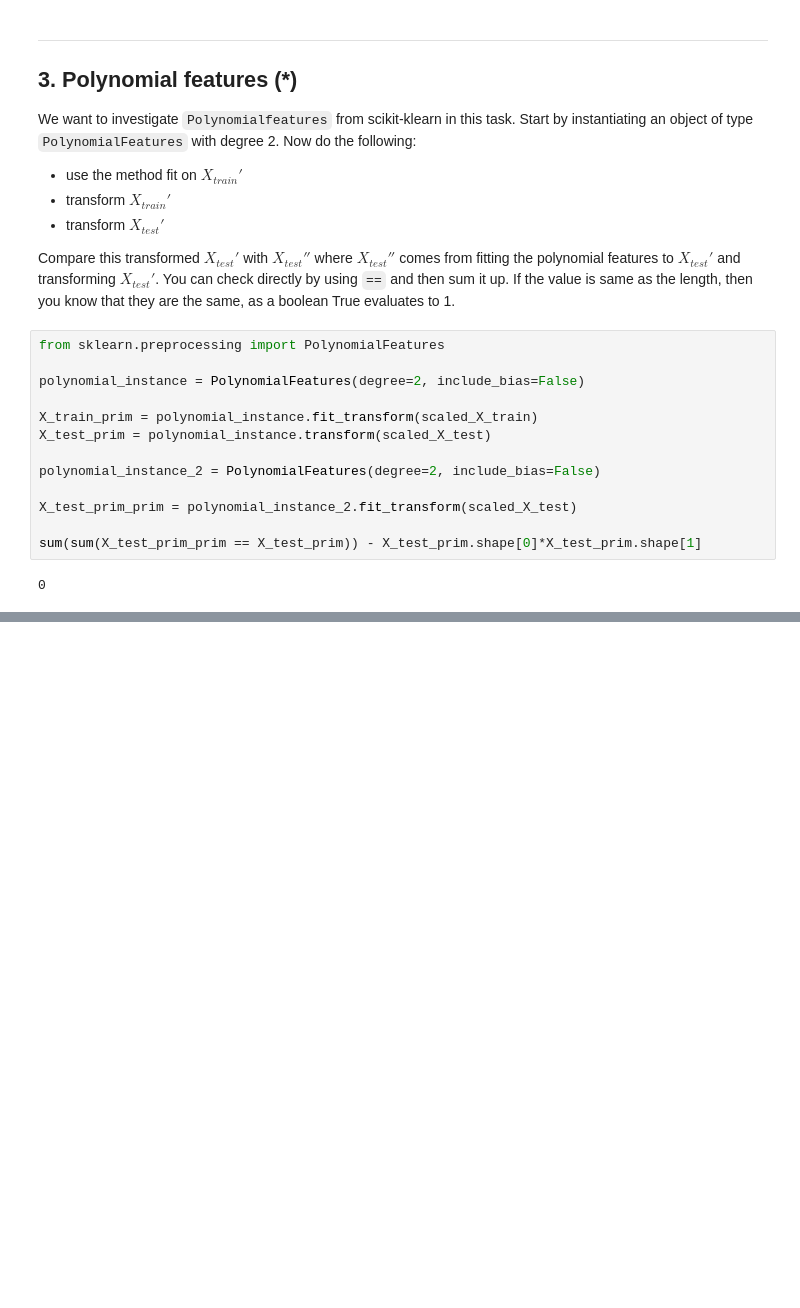
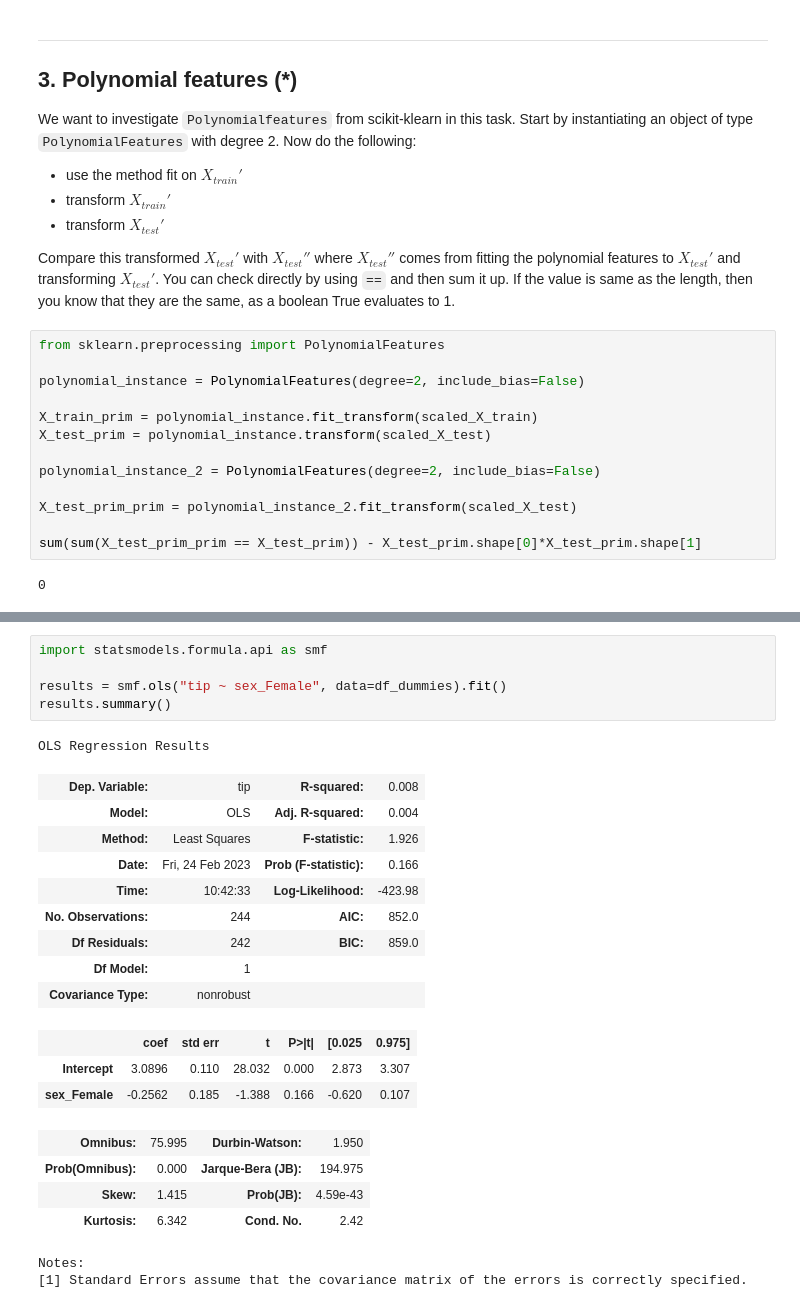
Before and after one commit to HakanAkerblom/Machine-learning-Hakan-Akerblom, a Jupyter notebook: Exercises/E03-Overfit_regularization.ipynb, the cells around one changed output, grey strips where cells are left out. Drawn from its saved outputs; the diff is of its cells as text; blank space fills up the shorter version.

```diff
--- a/Exercises/E03-Overfit_regularization.ipynb
+++ b/Exercises/E03-Overfit_regularization.ipynb
@@ -233,0 +258,25 @@ rmse for degree 4 is 49725657764.86713
+# %%
+import statsmodels.formula.api as smf
+
+results = smf.ols("tip ~ sex_Female", data=df_dummies).fit()
+results.summary()
+# %% [output]
+OLS Regression Results
+| Dep. Variable: | tip | R-squared: | 0.008 |
+| Model: | OLS | Adj. R-squared: | 0.004 |
+| Method: | Least Squares | F-statistic: | 1.926 |
+| Date: | Fri, 24 Feb 2023 | Prob (F-statistic): | 0.166 |
+| Time: | 10:42:33 | Log-Likelihood: | -423.98 |
+| No. Observations: | 244 | AIC: | 852.0 |
+| Df Residuals: | 242 | BIC: | 859.0 |
+| Df Model: | 1 |  |  |
+| Covariance Type: | nonrobust |  |  |
+|  | coef | std err | t | P>|t| | [0.025 | 0.975] |
+| Intercept | 3.0896 | 0.110 | 28.032 | 0.000 | 2.873 | 3.307 |
+| sex_Female | -0.2562 | 0.185 | -1.388 | 0.166 | -0.620 | 0.107 |
+| Omnibus: | 75.995 | Durbin-Watson: | 1.950 |
+| Prob(Omnibus): | 0.000 | Jarque-Bera (JB): | 194.975 |
+| Skew: | 1.415 | Prob(JB): | 4.59e-43 |
+| Kurtosis: | 6.342 | Cond. No. | 2.42 |
+Notes:
+[1] Standard Errors assume that the covariance matrix of the errors is correctly specified.
```
Also changed, not shown: parts of 4 cells of this notebook.
